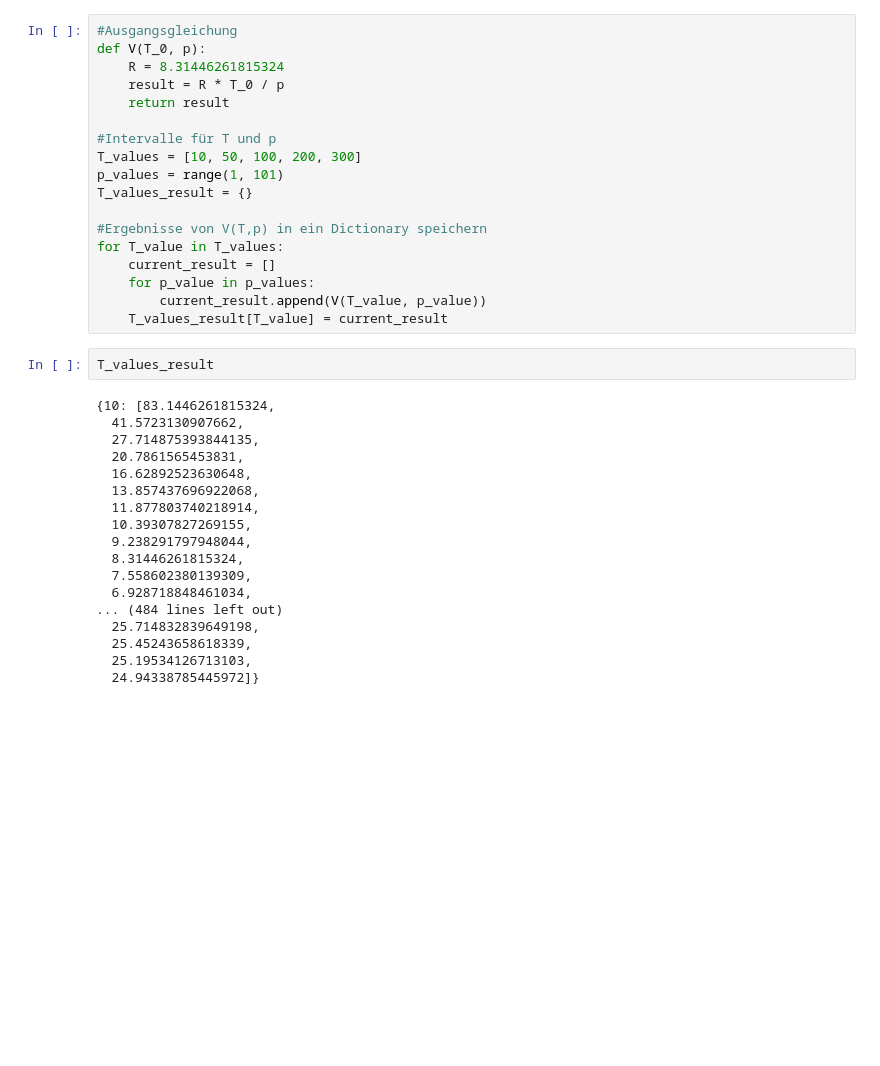
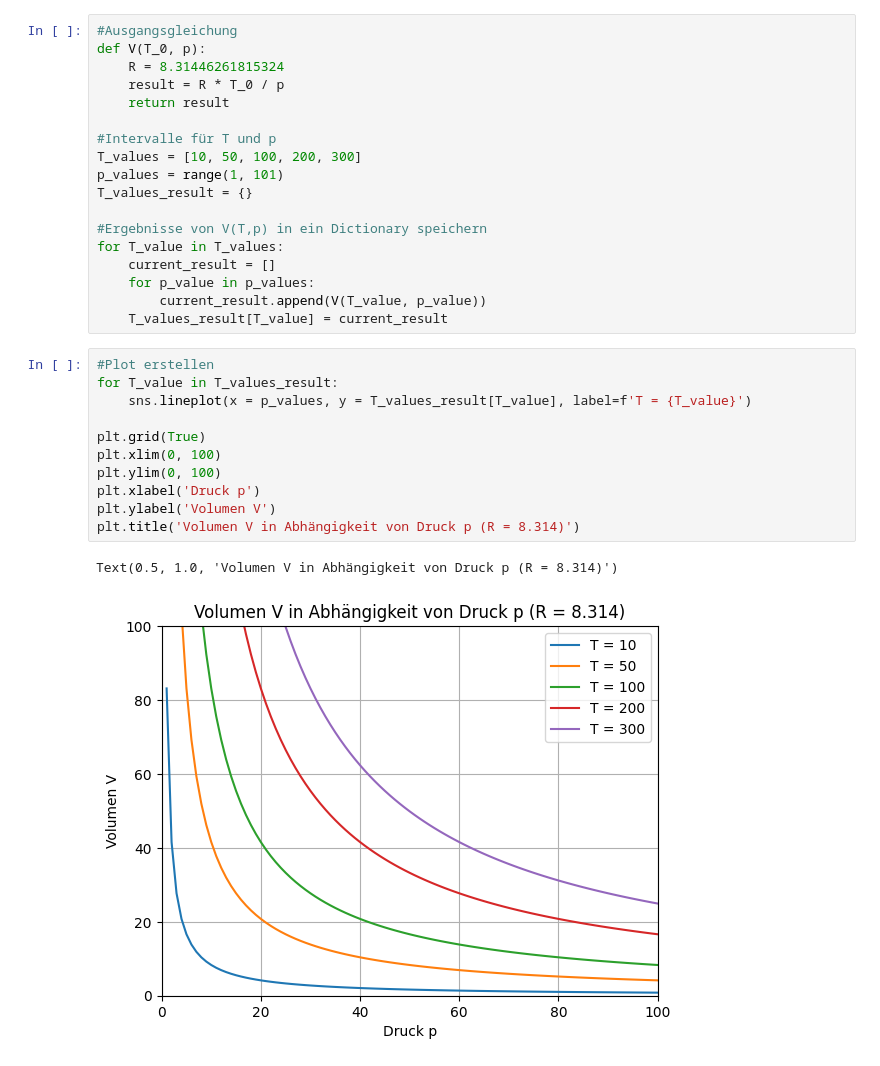
Before and after one commit to fabianstepinski/calculus_3, a Jupyter notebook: 10_hoehenkurven.ipynb, the cells around one changed output. Saved outputs shown, nothing was run; the diff lists cells and outputs as text; blank space fills up the shorter version.

```diff
--- a/10_hoehenkurven.ipynb
+++ b/10_hoehenkurven.ipynb
@@ -21,23 +22,17 @@ for T_value in T_values:
     for p_value in p_values:
         current_result.append(V(T_value, p_value))
     T_values_result[T_value] = current_result
-# %%
-T_values_result
-# %% [output]
-{10: [83.1446261815324,
-  41.5723130907662,
-  27.714875393844135,
-  20.7861565453831,
-  16.62892523630648,
-  13.857437696922068,
-  11.877803740218914,
-  10.39307827269155,
-  9.238291797948044,
-  8.31446261815324,
-  7.558602380139309,
-  6.928718848461034,
-... (484 lines left out)
-  25.714832839649198,
-  25.45243658618339,
-  25.19534126713103,
-  24.94338785445972]}
+# %%
+#Plot erstellen
+for T_value in T_values_result:
+    sns.lineplot(x = p_values, y = T_values_result[T_value], label=f'T = {T_value}')
+
+plt.grid(True)
+plt.xlim(0, 100)
+plt.ylim(0, 100)
+plt.xlabel('Druck p')
+plt.ylabel('Volumen V')
+plt.title('Volumen V in Abhängigkeit von Druck p (R = 8.314)')
+# %% [output]
+Text(0.5, 1.0, 'Volumen V in Abhängigkeit von Druck p (R = 8.314)')
+[figure, added]
```
Also changed, not shown: parts of 1 cell of this notebook.
